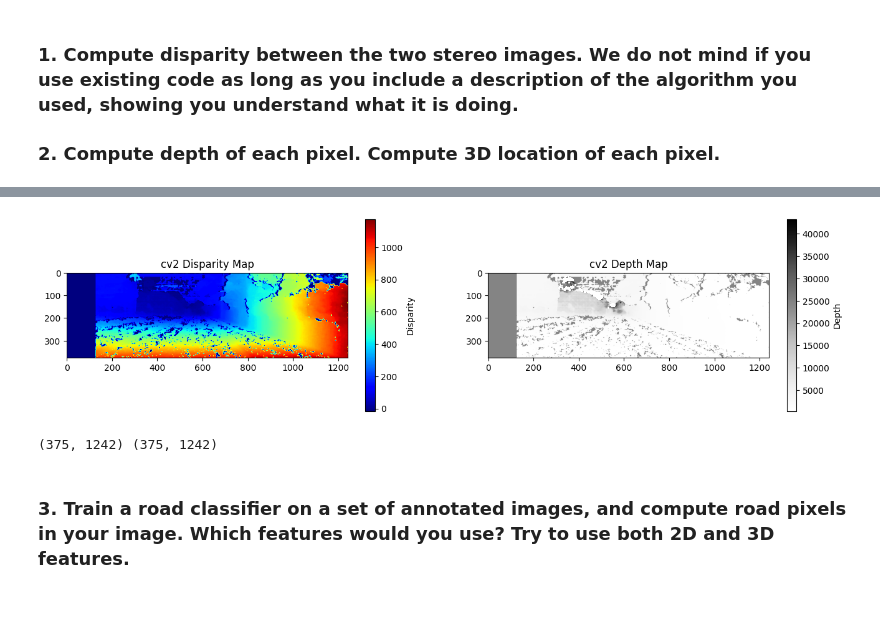
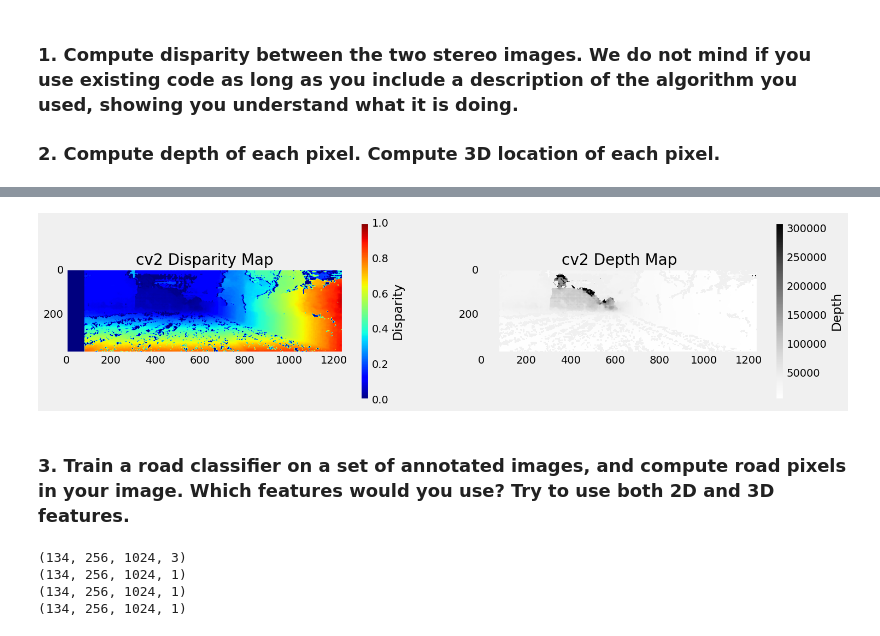
Before and after one commit to Laura05010/autonomous_driving, a Jupyter notebook: autonomous_driving.ipynb, the cells around one changed output, grey strips where cells are left out. Drawn from its saved outputs; the diff is of its cells as text; code cells hidden in the pictures; blank space fills up the shorter version.

```diff
--- a/autonomous_driving.ipynb
+++ b/autonomous_driving.ipynb
@@ -24,0 +42,3 @@ from tqdm import tqdm
+# %%
+def convert_to_grayscale(images):
+    return [cv2.cvtColor(img, cv2.COLOR_BGR2GRAY) for img in images]
@@ -80,6 +118,10 @@ def compare_blocks(y, x, left_block, right_image, block_size=5,
             min_ssd, index_of_min_ssd = ssd, (y, x)
 
     return index_of_min_ssd
+# %%
+def normalize_map(map):
+    map = (map - np.min(map))
+    return map / np.max(map)
 # %%
 def calculate_disparity_and_depth_map(left_image, right_image, block_size=5,
                                       search_range=8):
@@ -143,28 +185,31 @@ def calculate_disparity_and_depth_map_cv2(left_image, right_image, block_size=5,
     # Compute disparity
     disparity_map = stereo.compute(left_image, right_image)
 
-    return disparity_map
+    return normalize_map(disparity_map)
 # %%
 # Load sample images
-left_image = cv2.imread('./project2/train/image_left/um_000001.jpg')
-right_image = cv2.imread('./project2/train/image_right/um_000001.jpg')
-
+left_image = left_images[0]
+right_image = right_images[0]
 
 plt.figure(figsize=(12, 6))
 
-# Plot the original door image in the first subplot
+# Plot the left image in the first subplot
 plt.subplot(1, 2, 1)
-plt.imshow(cv2.cvtColor(left_image, cv2.COLOR_BGR2RGB))
+# plt.imshow(cv2.cvtColor(left_image, cv2.COLOR_BGR2RGB))
+plt.imshow(left_image)
 plt.title("Left Image")
+plt.grid(False)
 
-# Plot the image overlayed with boundaries
+# Plot the right image in the first subplot
 plt.subplot(1, 2, 2)
-plt.imshow(cv2.cvtColor(right_image, cv2.COLOR_BGR2RGB))
+# plt.imshow(cv2.cvtColor(right_image, cv2.COLOR_BGR2RGB))
+plt.imshow(right_image)
 plt.title("Right Image")
+plt.grid(False)
 
 # Display the plot
 plt.show()
 
-left_image_gray = cv2.cvtColor(left_image, cv2.COLOR_BGR2GRAY)
-right_image_gray = cv2.cvtColor(right_image, cv2.COLOR_BGR2GRAY)
+left_image_gray = left_images_gray[0]
+right_image_gray = right_images_gray[0]
 # %% [output]
@@ -207,39 +254,38 @@ plt.show()
 # %%
 # Set block size and search range
 block_size = 5
-search_range = 8
+search_range = 5
 
 # Compute disparity map by cv2
 disparity_map_cv2 = calculate_disparity_and_depth_map_cv2(left_image_gray,
                                                           right_image_gray,
                                                           block_size,
                                                           search_range)
 
 # Compute depth map
-depth_map_cv2 = (FOCAL_LENGTH * BASELINE) / (np.abs(disparity_map_cv2))
+# depth_map_cv2 = (FOCAL_LENGTH * BASELINE) / (np.abs(disparity_map_cv2))
+depth_map_cv2 = (FOCAL_LENGTH * BASELINE) / disparity_map_cv2
 
 # Set figure size
 plt.figure(figsize=(16, 4))
 
 # Visualize the computed disparity map
 plt.subplot(1, 2, 1)
 plt.imshow(disparity_map_cv2, cmap="jet")
 plt.colorbar(label='Disparity')
 plt.title("cv2 Disparity Map")
+plt.grid(False)
 
 # Visualize the computed depth map
 plt.subplot(1, 2, 2)
 plt.imshow(depth_map_cv2, cmap="Greys")
 plt.colorbar(label='Depth')
 plt.title("cv2 Depth Map")
+plt.grid(False)
 
 # Display the plot
 plt.show()
 # %% [output]
-[figure, old version]
+[figure, new version]
-# %%
-print(disparity_map.shape, depth_map.shape)
-# %% [output]
-(375, 1242) (375, 1242)
 # %% [markdown]
 ### 3. Train a road classifier on a set of annotated images, and compute road pixels in your image. Which features would you use? Try to use both 2D and 3D features.
@@ -294,0 +316,20 @@ depth_maps = [(FOCAL_LENGTH * BASELINE) / (np.abs(disparity_map))
+# %%
+# Preporcess left images
+pp_left_images = resize_images(left_images)
+pp_left_images_gray = resize_images(left_images_gray)
+pp_disparity_maps = resize_images(disparity_maps)
+pp_depth_maps = (FOCAL_LENGTH * BASELINE) / pp_disparity_maps
+
+pp_left_images_gray = np.expand_dims(pp_left_images_gray, axis=-1)
+pp_disparity_maps = np.expand_dims(pp_disparity_maps, axis=-1)
+pp_depth_maps = np.expand_dims(pp_depth_maps, axis=-1)
+
+print(pp_left_images.shape)
+print(pp_left_images_gray.shape)
+print(pp_disparity_maps.shape)
+print(pp_depth_maps.shape)
+# %% [output]
+(134, 256, 1024, 3)
+(134, 256, 1024, 1)
+(134, 256, 1024, 1)
+(134, 256, 1024, 1)
```
Also changed, not shown: parts of 25 cells of this notebook, 2 other files.
